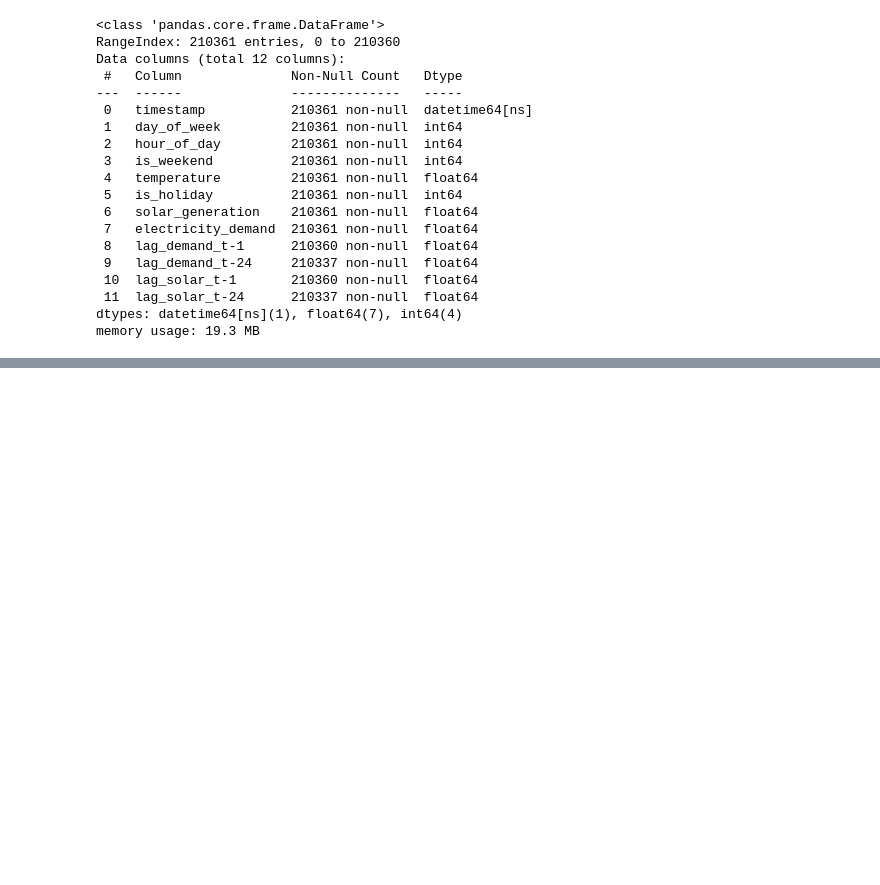
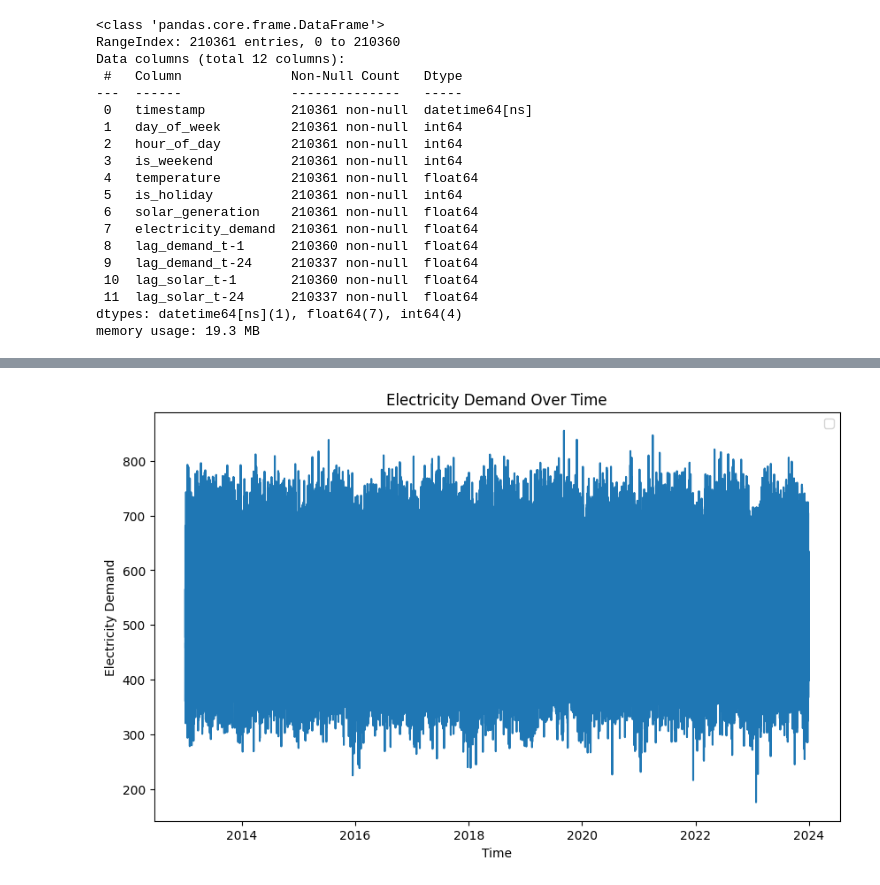
Before and after one commit to halsangihs/miniProject, a Jupyter notebook: main.ipynb, the cells around one changed output, grey strips where cells are left out. Saved outputs shown, nothing was run; the diff lists cells and outputs as text; code cells hidden in the pictures; blank space fills up the shorter version.

```diff
--- a/main.ipynb
+++ b/main.ipynb
@@ -110,7 +110,7 @@ lag_solar_t-1          1
 lag_solar_t-24        24
 dtype: int64
 # %%
-df['timestamp'] = pd.to_datetime(df['timestamp'])
+df['timestamp'] = pd.to_datetime(df['timestamp'],)
 # %%
 df.info()
 # %% [output]
@@ -155,0 +172,10 @@ data.head()
+# %%
+plt.figure(figsize=(10,6))
+plt.plot(data['timestamp'], data['electricity_demand'])
+plt.title('Electricity Demand Over Time')
+plt.xlabel('Time')
+plt.ylabel('Electricity Demand')
+plt.legend()
+plt.show()
+# %% [output]
+[figure, added]
```
Also changed, not shown: parts of 3 cells of this notebook.
